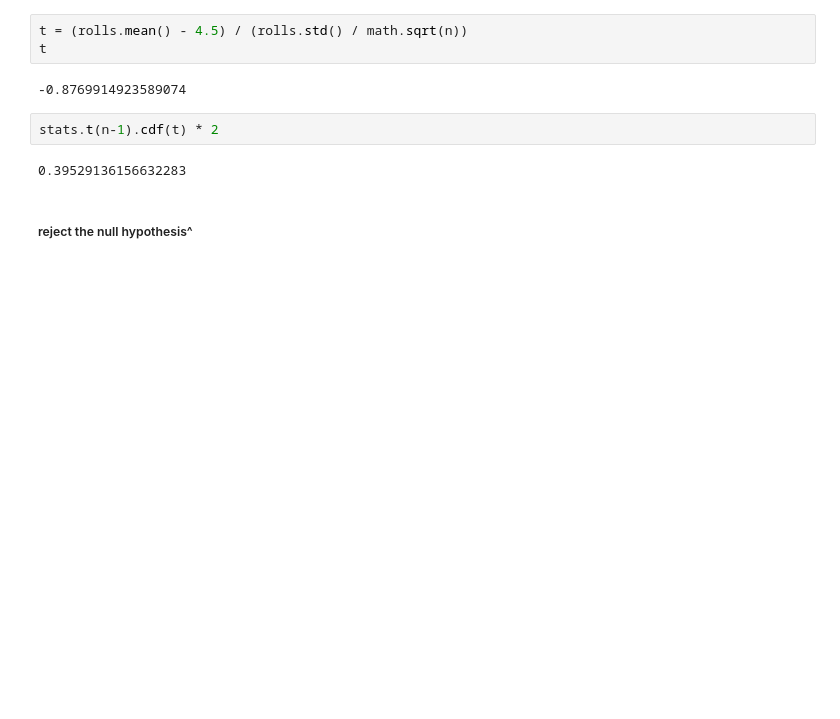
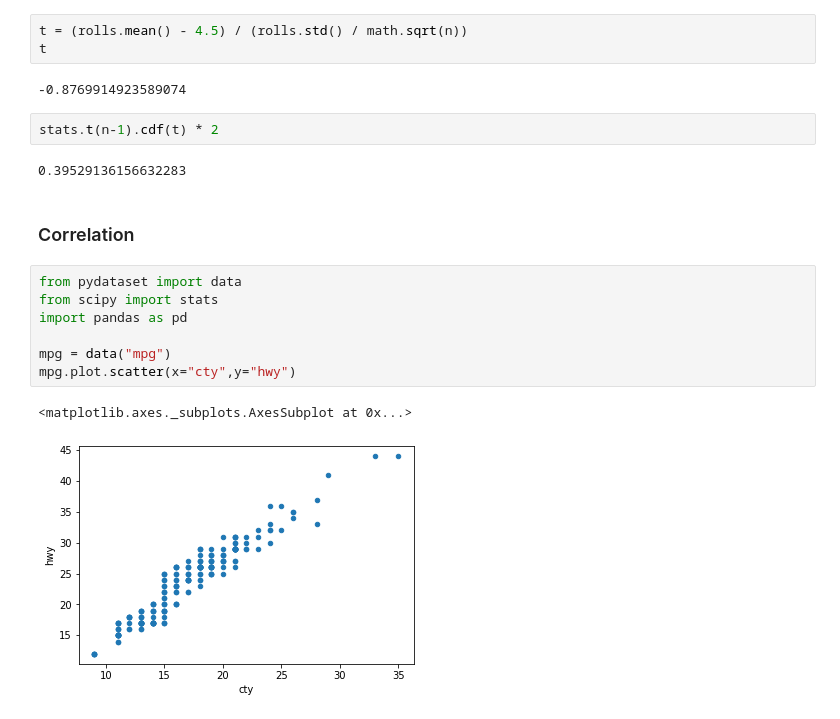
Before and after one commit to misty-garcia/statistics-exercises, a Jupyter notebook: hypothesis-testing-lesson.ipynb, the cells around one changed output. Drawn from its saved outputs; the diff is of its cells as text; blank space fills up the shorter version.

```diff
--- a/hypothesis-testing-lesson.ipynb
+++ b/hypothesis-testing-lesson.ipynb
@@ -59,5 +59,15 @@ t
 stats.t(n-1).cdf(t) * 2
 # %% [output]
 0.39529136156632283
-# %% [markdown]
-##### reject the null hypothesis^
+# %% [markdown]
+### Correlation
+# %%
+from pydataset import data
+from scipy import stats
+import pandas as pd
+
+mpg = data("mpg")
+mpg.plot.scatter(x="cty",y="hwy")
+# %% [output]
+<matplotlib.axes._subplots.AxesSubplot at 0x...>
+[figure, added]
```
Also changed, not shown: parts of 10 cells of this notebook, 1 other file.
